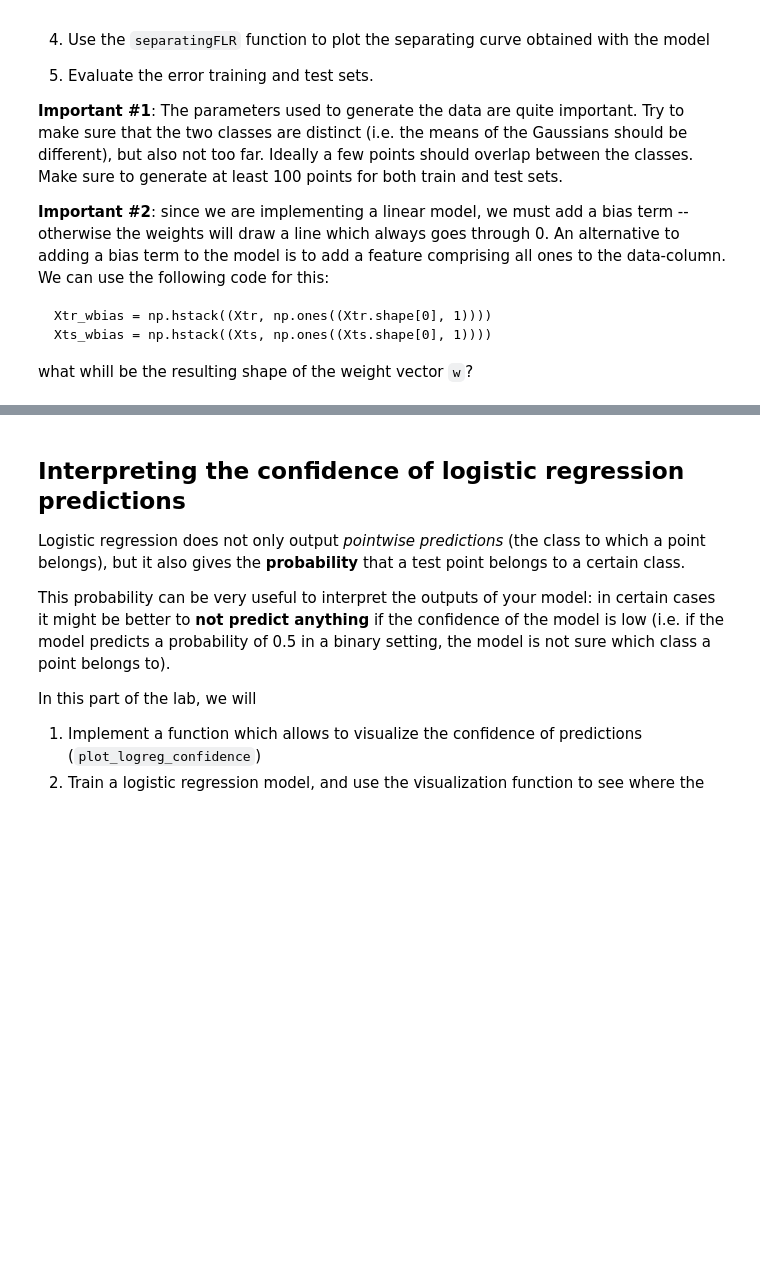
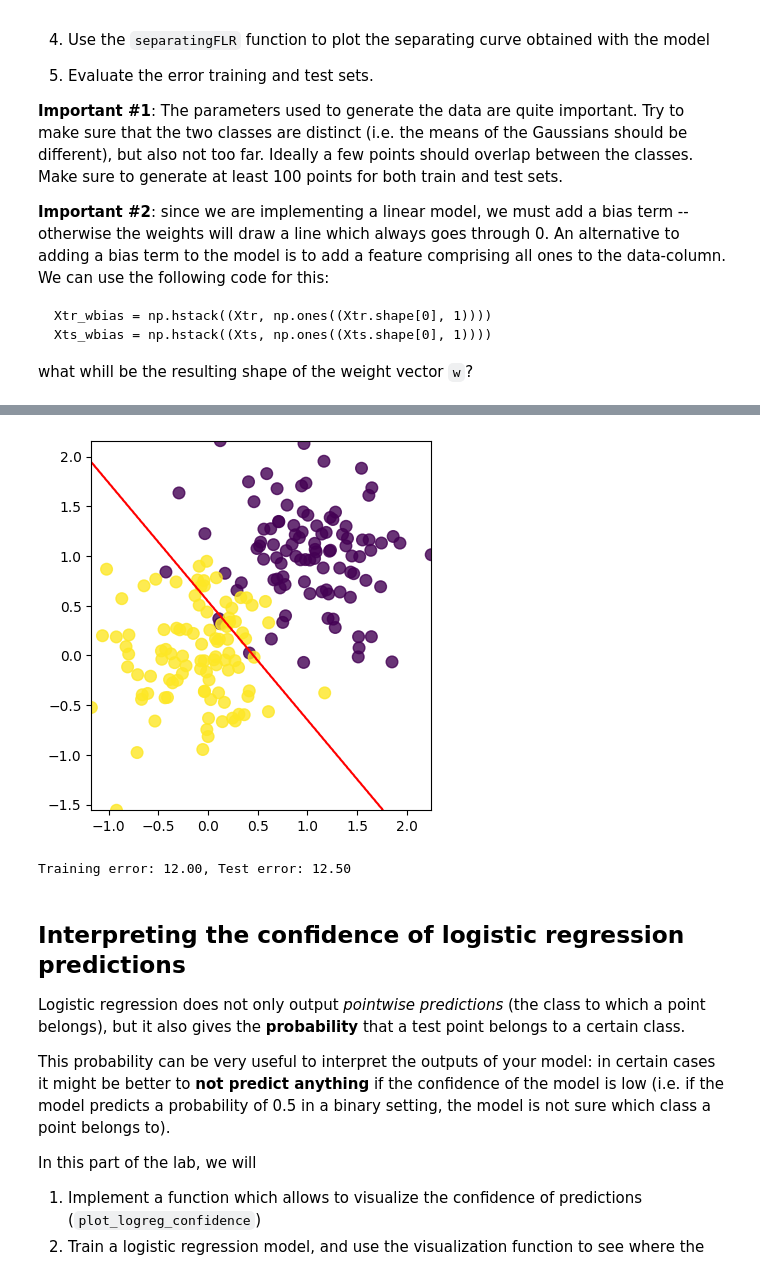
Before and after one commit to mariomine88/Unige_code, a Jupyter notebook: Master/First/ML/lab3/Lab3_LogisticRegression.ipynb, the cells around one changed output, grey strips where cells are left out. Drawn from its saved outputs; the diff is of its cells as text; code cells hidden in the pictures; blank space fills up the shorter version.

```diff
--- a/Master/First/ML/lab3/Lab3_LogisticRegression.ipynb
+++ b/Master/First/ML/lab3/Lab3_LogisticRegression.ipynb
@@ -224,7 +233,7 @@ def separatingFLR(Xtr, Ytr, w):
     meshpoints_bias = np.hstack((meshpoints, np.ones((meshpoints.shape[0], 1))))
 
     # TODO: Calculate the predicted labels for `meshpoints_bias`
-    ypred = (...)
+    ypred = predict_logreg(w, meshpoints_bias)[0]
     ymesh = np.reshape(ypred, (Nx2, Nx1))
 
     # Plot data points
@@ -259,12 +296,17 @@ ax1.scatter(Xts[:,0], Xts[:,1], s=70, c=Yts, alpha=0.8)
 # %%
 # TODO: Plot the separating curve (on the test set)
+separatingFLR(Xtr, Ytr, w)
+# %% [output]
+[figure, added]
 # %%
 # TODO: Evaluate the errors
-tr_pred, _ = predict_logreg(...)
-tr_err = calcError(...)
-ts_pred, _ = predict_logreg(...)
-ts_err = calcError(...)
+tr_pred, _ = predict_logreg(w, Xtr_wbias)
+tr_err = calcError(tr_pred, Ytr)
+ts_pred, _ = predict_logreg(w, Xts_wbias)
+ts_err = calcError(ts_pred, Yts)
 print(f"Training error: {tr_err*100:.2f}, Test error: {ts_err*100:.2f}")
+# %% [output]
+Training error: 12.00, Test error: 12.50
 # %% [markdown]
 ## Interpreting the confidence of logistic regression predictions
 
```
Also changed, not shown: parts of 17 cells of this notebook.
